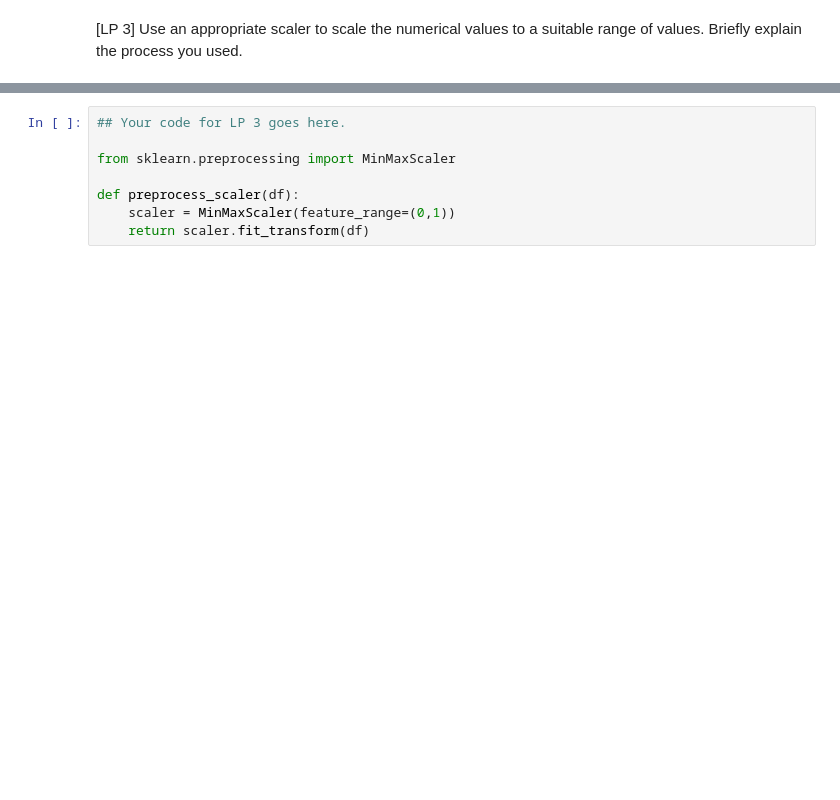
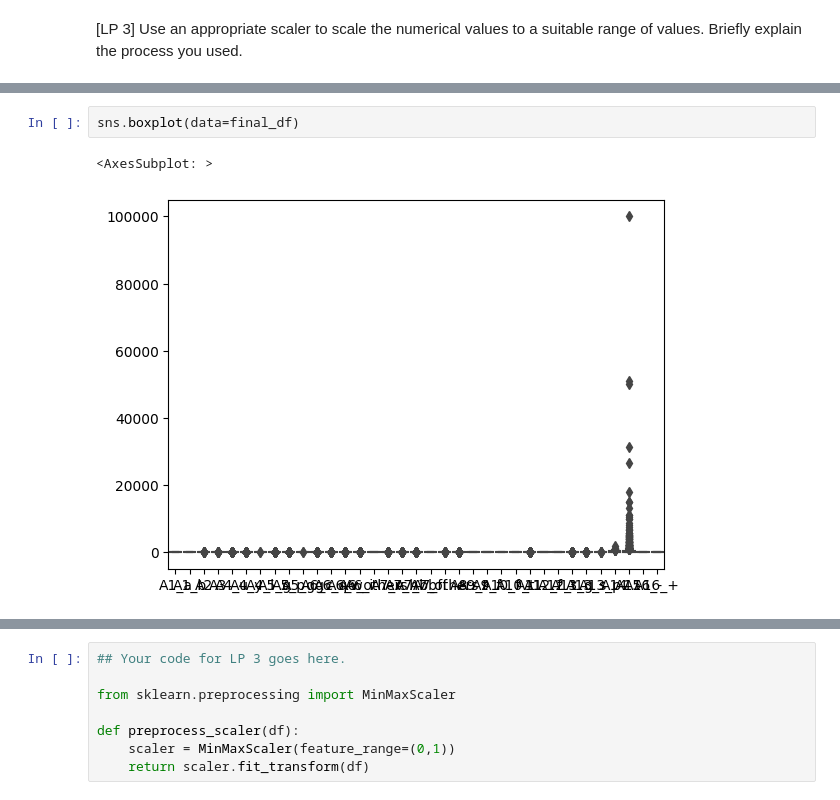
Before and after one commit to ankitajaswal/Cmpe255, a Jupyter notebook: HW1/HW1 Part 1.ipynb, the cells around one changed output, grey strips where cells are left out. Drawn from its saved outputs; the diff is of its cells as text; blank space fills up the shorter version.

```diff
--- a/HW1/HW1 Part 1.ipynb
+++ b/HW1/HW1 Part 1.ipynb
@@ -506 +506,6 @@ There are a total of 16 attributes with 690 instances. Some attributes required
+# %%
+sns.boxplot(data=final_df)
+# %% [output]
+<AxesSubplot: >
+[figure, added]
 # %%
```
Also changed, not shown: parts of 14 cells of this notebook.
